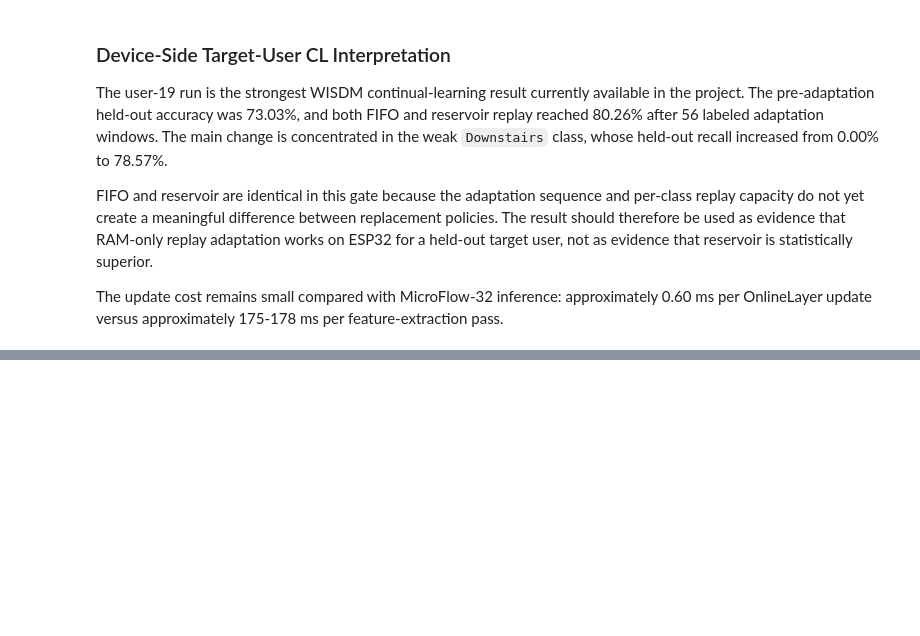
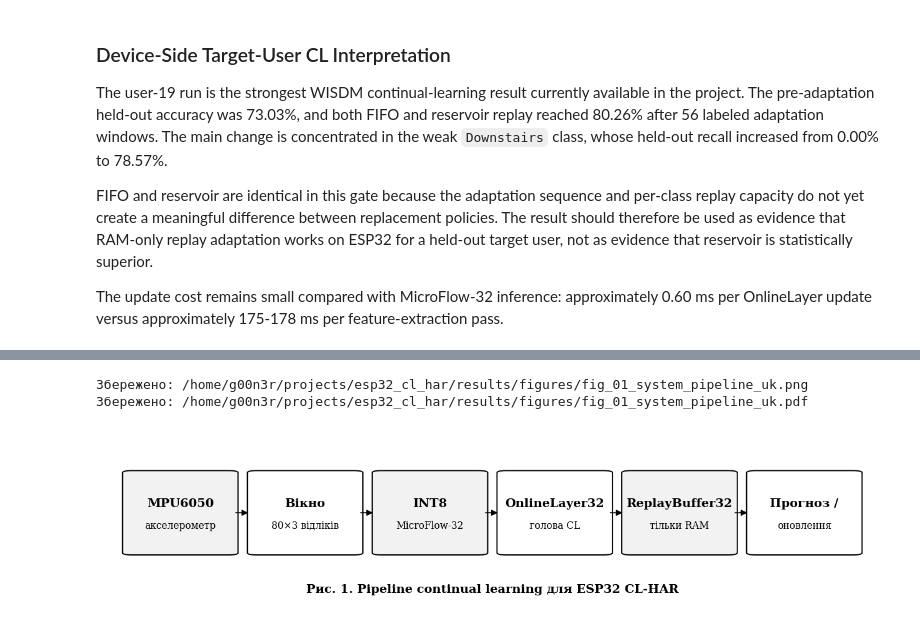
Before and after one commit to loo00r/esp32_cl_har, a Jupyter notebook: notebooks/paper_results_analysis.ipynb, the cells around one changed output, grey strips where cells are left out. Drawn from its saved outputs; the diff is of its cells as text; code cells hidden in the pictures; blank space fills up the shorter version.

Commit message:
feat: added new graphs

```diff
--- a/notebooks/paper_results_analysis.ipynb
+++ b/notebooks/paper_results_analysis.ipynb
@@ -845,0 +950,56 @@ The update cost remains small compared with MicroFlow-32 inference: approximatel
+# %%
+# Рисунок 1: архітектура системи.
+fig, ax = plt.subplots(figsize=(9.2, 2.3))
+ax.set_xlim(0, 1)
+ax.set_ylim(0, 1)
+ax.axis("off")
+
+nodes = [
+    ("MPU6050", "акселерометр"),
+    ("Вікно", "80×3 відліків"),
+    ("INT8", "MicroFlow-32"),
+    ("OnlineLayer32", "голова CL"),
+    ("ReplayBuffer32", "тільки RAM"),
+    ("Прогноз /", "оновлення"),
+]
+
+box_w = 0.125
+box_h = 0.46
+x0 = 0.035
+gap = 0.036
+y0 = 0.33
+for idx, (top, bottom) in enumerate(nodes):
+    x = x0 + idx * (box_w + gap)
+    patch = FancyBboxPatch(
+        (x, y0),
+        box_w,
+        box_h,
+        boxstyle="round,pad=0.012,rounding_size=0.012",
+        linewidth=1.0,
+        edgecolor="black",
+        facecolor="#f2f2f2" if idx % 2 == 0 else "white",
+        hatch=None,
+    )
+    ax.add_patch(patch)
+    ax.text(x + box_w / 2, y0 + box_h * 0.62, top, ha="center", va="center", fontsize=10, fontweight="bold")
+    ax.text(x + box_w / 2, y0 + box_h * 0.34, bottom, ha="center", va="center", fontsize=8)
+    if idx < len(nodes) - 1:
+        x_start = x + box_w + 0.006
+        x_end = x + box_w + gap - 0.008
+        arrow = FancyArrowPatch(
+            (x_start, y0 + box_h / 2),
+            (x_end, y0 + box_h / 2),
+            arrowstyle="-|>",
+            mutation_scale=10,
+            linewidth=0.9,
+            color="black",
+        )
+        ax.add_patch(arrow)
+
+ax.text(0.5, 0.12, "Рис. 1. Pipeline continual learning для ESP32 CL-HAR", ha="center", va="center", fontsize=10, fontweight="bold")
+save_paper_figure("fig_01_system_pipeline_uk")
+plt.show()
+# %% [output]
+Збережено: /home/g00n3r/projects/esp32_cl_har/results/figures/fig_01_system_pipeline_uk.png
+Збережено: /home/g00n3r/projects/esp32_cl_har/results/figures/fig_01_system_pipeline_uk.pdf
+[figure, added]
```
Also changed, not shown: parts of 10 cells of this notebook, 27 other files.
